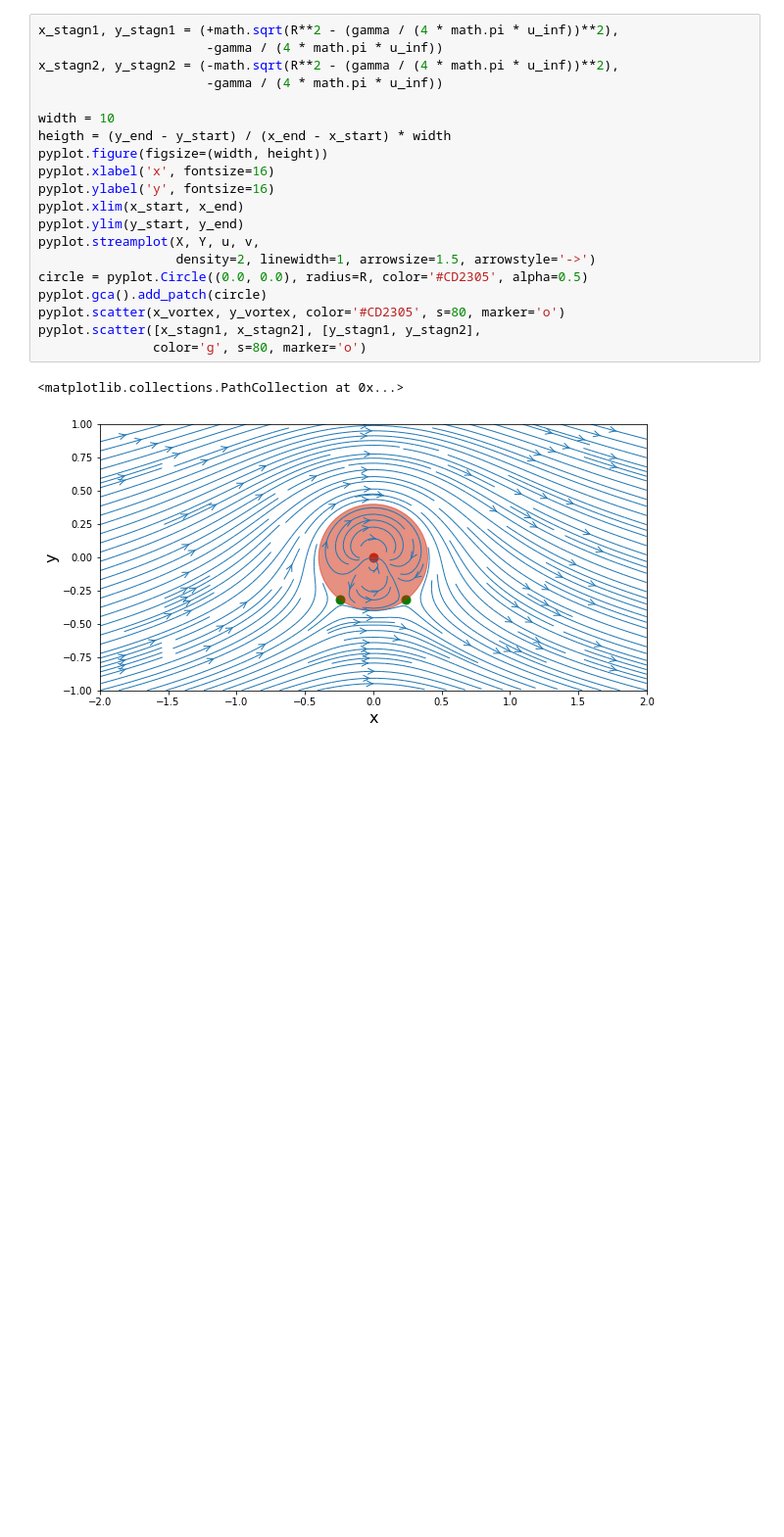
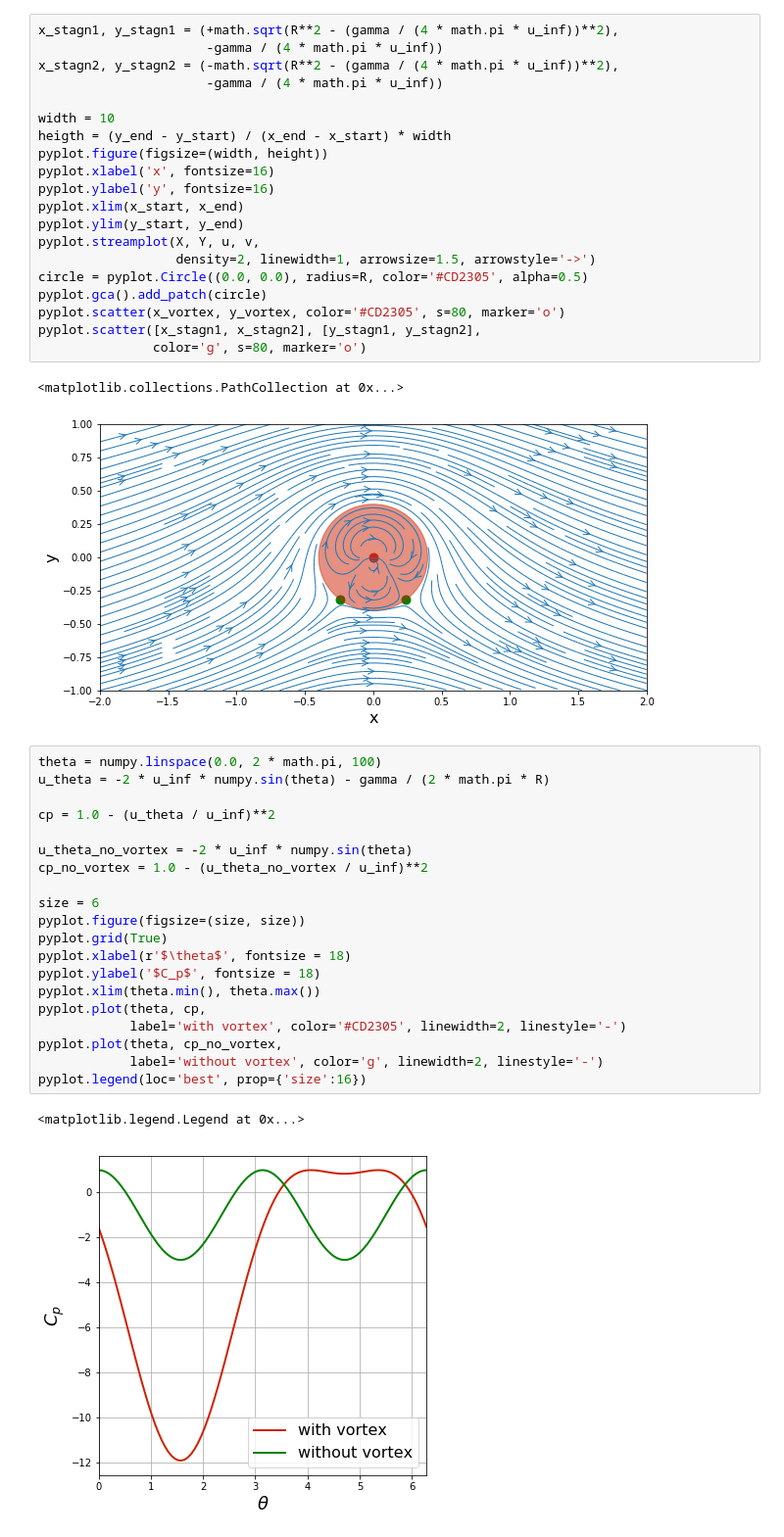
Before and after one commit to tianjiaozhang678/mae6226, a Jupyter notebook: Class6-2.ipynb, the cells around one changed output. Shown: that part at 98% size. Saved outputs shown, nothing was run; the diff lists cells and outputs as text; blank space fills up the shorter version.

```diff
--- a/Class6-2.ipynb
+++ b/Class6-2.ipynb
@@ -102,3 +102,26 @@ pyplot.scatter([x_stagn1, x_stagn2], [y_stagn1, y_stagn2],
 # %% [output]
 <matplotlib.collections.PathCollection at 0x...>
 [figure]
+# %%
+theta = numpy.linspace(0.0, 2 * math.pi, 100)
+u_theta = -2 * u_inf * numpy.sin(theta) - gamma / (2 * math.pi * R)
+
+cp = 1.0 - (u_theta / u_inf)**2
+
+u_theta_no_vortex = -2 * u_inf * numpy.sin(theta)
+cp_no_vortex = 1.0 - (u_theta_no_vortex / u_inf)**2
+
+size = 6
+pyplot.figure(figsize=(size, size))
+pyplot.grid(True)
+pyplot.xlabel(r'$\theta$', fontsize = 18)
+pyplot.ylabel('$C_p$', fontsize = 18)
+pyplot.xlim(theta.min(), theta.max())
+pyplot.plot(theta, cp,
+            label='with vortex', color='#CD2305', linewidth=2, linestyle='-')
+pyplot.plot(theta, cp_no_vortex,
+            label='without vortex', color='g', linewidth=2, linestyle='-')
+pyplot.legend(loc='best', prop={'size':16})
+# %% [output]
+<matplotlib.legend.Legend at 0x...>
+[figure, added]
```
Also changed, not shown: parts of 1 cell of this notebook.
